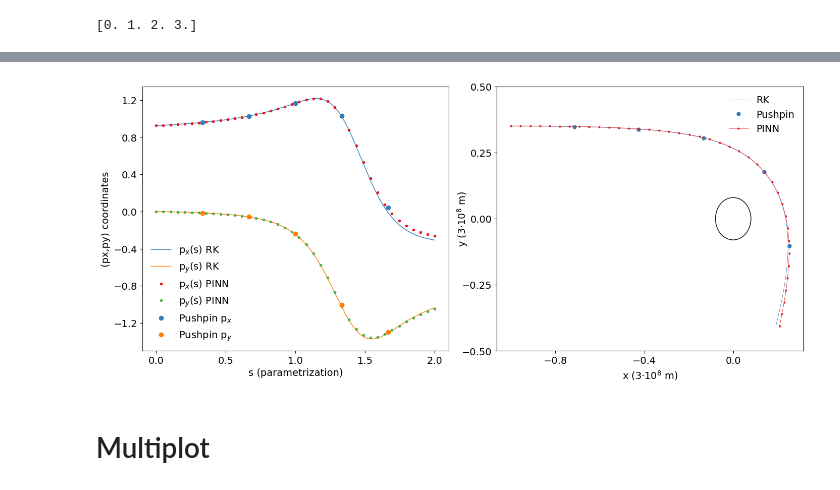
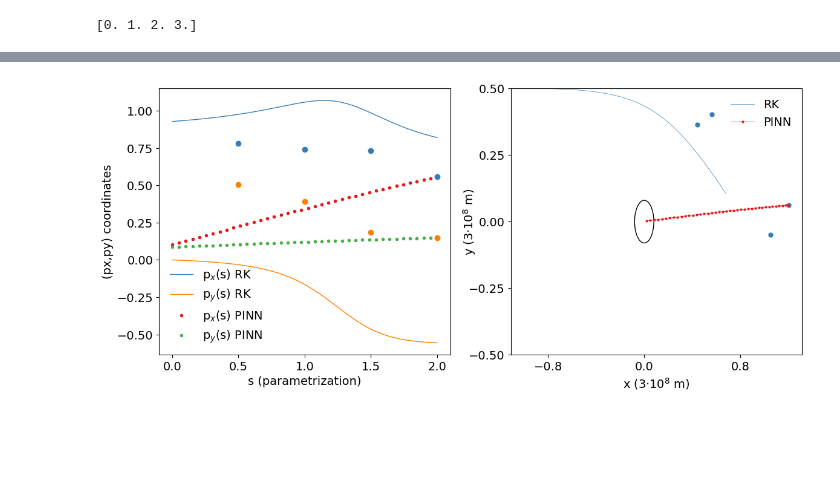
Before and after one commit to AndresMartnz/ray-equation-in-black-hole-PINN, a Jupyter notebook: plots.ipynb, the cells around one changed output, grey strips where cells are left out. Cells and saved outputs as stored; diff of their text form; code cells hidden in the pictures; blank space fills up the shorter version.

```diff
--- a/plots.ipynb
+++ b/plots.ipynb
@@ -34,7 +34,7 @@ cud_colors = ['#377eb8', '#ff7f00', '#4daf4a', '#f781bf', '#a65628', '#984ea3',
 A=8.0/100        #it represents the factor 2GM/c^2,
 GM_c2= A/2   #it represents the factor GM/c^2,
 x0_rk = -1; x_ini= -1
-y0_rk = 0.35; y_ini=0.35
+y0_rk = 0.50; y_ini=0.50
 vx0_rk=1/(1.0/(1.0-A/np.sqrt(x0_rk**2+y0_rk**2)))   ; vx_ini=1/(1.0/(1.0-A/np.sqrt(x0_rk**2+y0_rk**2)))
 vy0_rk = 0.0  ; vy_ini=0.0
 # %% [markdown]
@@ -288,12 +276,8 @@ chinchetas_x=[]
 chinchetas_y=[]
 chinchetas_vx=[]
 chinchetas_vy=[]
-chinchetas_x2=[]
-chinchetas_y2=[]
-chinchetas_x3=[]
-chinchetas_y3=[]
 
-ruta_chinchetas = f'multiple_agujero_negro/chinchetas_y0={y_ini}_Ninter={N_intervalo}_rep={sim}.txt'
+ruta_chinchetas = f'multiple_black_hole/pushpin_y0={y_ini}_Ninter={N_intervalo}_sim={sim}.txt'
 with open(ruta_chinchetas, 'r') as archivo:
     for linea in archivo:
 
@@ -304,16 +288,6 @@ with open(ruta_chinchetas, 'r') as archivo:
         chinchetas_y.append(float(valores[2]))
         chinchetas_vx.append(float(valores[3]))
         chinchetas_vy.append(float(valores[4]))
-
-
-ruta_chinchetas2 = f'multiple_agujero_negro/chinchetas_y0=0.35_Ninter=10_rep=0.txt'
-with open(ruta_chinchetas2, 'r') as archivo:
-    for linea in archivo:
-
-        valores = linea.split()
-
-        chinchetas_x2.append(float(valores[1]))
-        chinchetas_y2.append(float(valores[2]))
 # %% [markdown]
 # Plots
 # %%
@@ -419,8 +394,8 @@ ax[0].plot(z_red, xy_pred[:,2], color=cud_colors[7],marker='o',markersize=3.0, l
 ax[0].plot(z_red, xy_pred[:,3], color=cud_colors[2],marker='o',markersize=3.0, linestyle='solid', linewidth=0, label=f"p$_y$(s) PINN")
 
 #*"Chinchetas"
-ax[0].plot(aux2, chinchetas_vx, "o", markersize=6, color=cud_colors[0], label='Pushpin p$_x$')
-ax[0].plot(aux2, chinchetas_vy, "o", markersize=6, color=cud_colors[1], label='Pushpin p$_y$')
+ax[0].plot(aux2, chinchetas_vx, "o", markersize=6, color=cud_colors[0])
+ax[0].plot(aux2, chinchetas_vy, "o", markersize=6, color=cud_colors[1])
 
 
 ax[0].set_xlabel('s (parametrization)', fontsize=14)
@@ -436,51 +411,40 @@ plt.grid(False)  # Optional
 #plt.legend(bbox_to_anchor=(0,1.02,1,0.2), loc="lower left",
                 #mode="expand", borderaxespad=0, ncol=2,fontsize=12)
 
-#?Save the plot
-#fig.savefig(f'figuras definitivas/Black_hole_velocity_chinchetas={N_intervalos}_y={y_ini}_N={N_train_max}_.png',bbox_inches='tight', dpi=600)
-
-
 #* RK
 ax[1].plot(x_tot, y_tot, linestyle='-', linewidth=0.5,color=cud_colors[0], label='RK')
 
 #* Chinchetas
-ax[1].plot(chinchetas_x, chinchetas_y, "o", markersize=5, color=cud_colors[0], label='Pushpin')
+ax[1].plot(chinchetas_x, chinchetas_y, "o", markersize=5, color=cud_colors[0])
 
 #* PINN
 ax[1].plot(xy_pred[:,0], xy_pred[:,1], color=cud_colors[7],marker='o',markersize=2.0, linestyle='solid', linewidth=0.5, label="PINN")
 
 ax[1].tick_params(axis='both', which='major', labelsize=14)
 
 
 #* Adds the horizont event circle
 circle = Circle((0, 0), A, fill=False, color='black', linestyle='-')
 #circle = Circle((0, 0), A*3*10**8, fill=False, color='black', linestyle='-')
 ax[1].add_patch(circle)
 
 ax[1].set_xlabel('x (3·$10^8$ m)',labelpad=5, fontsize=14)
 ax[1].set_ylabel('y (3·$10^8$ m)',labelpad=-10, fontsize=14)
 
 #* Add legend
 ax[1].legend(fontsize=14, frameon=False)
 
 #* Show grafic
 #plt.gca().set_aspect('equal', adjustable='box')
 ax[1].set_ylim(-0.5,0.5)
 plt.grid(False)  # Optional
 
 ax[1].xaxis.set_major_locator(ticker.MaxNLocator(4))
 ax[1].yaxis.set_major_locator(ticker.MaxNLocator(4))
 
-#plt.legend(loc='upper right', bbox_to_anchor=(1.0, 1.2))
-
-#plt.legend(bbox_to_anchor=(0,1.02,1,0.2), loc="lower left",
-                #mode="expand", borderaxespad=0, ncol=2,fontsize=12)
-
 #? Save the plot
-#plt.savefig(f'figuras definitivas/Black_hole_trajectorie_chinchetas={N_intervalos}_y={y_ini}_N={N_train_max}_.png',bbox_inches='tight', dpi=600)
+#plt.savefig(f'final_figures/Black_hole_multiple_plot={N_intervalo}_y={y_ini}_N={N_train}_.png',bbox_inches='tight', dpi=600)
 #plt.tight_layout()
 plt.show()
 # %% [output]
-[figure, old version]
+[figure, new version]
-# %% [markdown]
-# Multiplot
```
Also changed, not shown: parts of 11 cells of this notebook, 11 other files.
